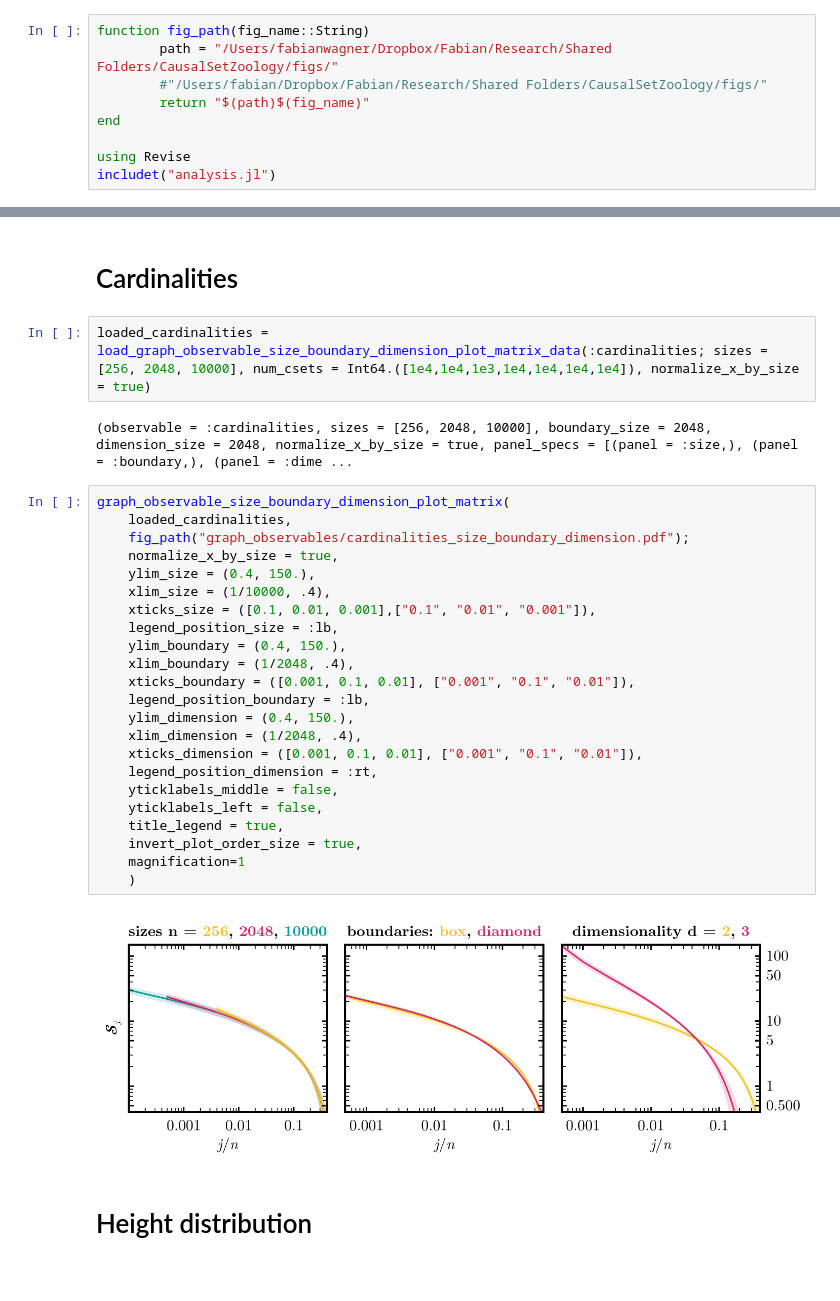
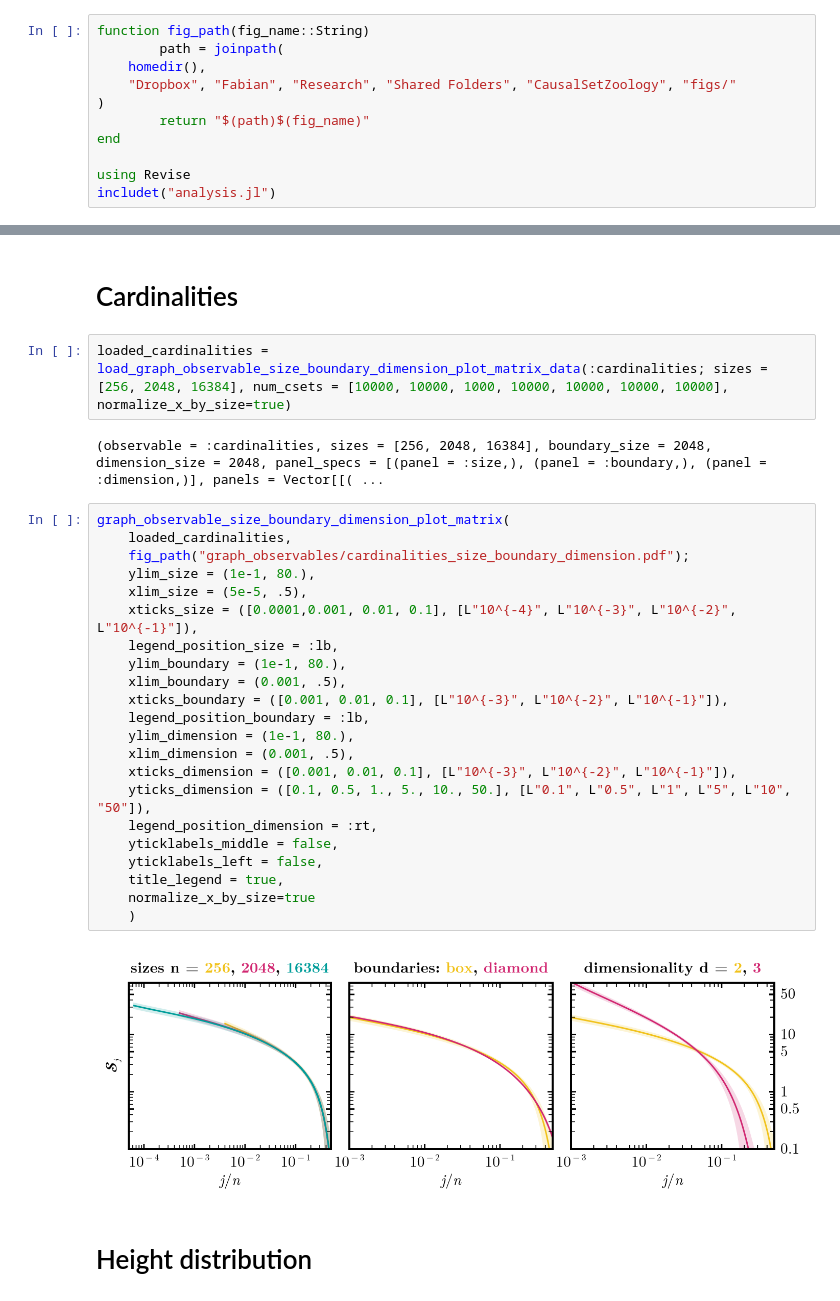
Before and after one commit to causal-wagner/CausalSetZoology, a Jupyter notebook: analysis/size_boundary_dependence.ipynb, the cells around one changed output, grey strips where cells are left out. Cells and saved outputs as stored; diff of their text form.

Commit message:
- updated size plots to larger sizes - finished eigenvalue plot computations

```diff
--- a/analysis/size_boundary_dependence.ipynb
+++ b/analysis/size_boundary_dependence.ipynb
@@ -7,7 +23,9 @@ Pkg.instantiate()
 # %%
 function fig_path(fig_name::String)
-        path = "/Users/fabianwagner/Dropbox/Fabian/Research/Shared Folders/CausalSetZoology/figs/"
-        #"/Users/fabian/Dropbox/Fabian/Research/Shared Folders/CausalSetZoology/figs/"
+        path = joinpath(
+    homedir(),
+    "Dropbox", "Fabian", "Research", "Shared Folders", "CausalSetZoology", "figs/"
+)
         return "$(path)$(fig_name)"
 end
 
@@ -43,34 +83,33 @@ graph_observable_size_boundary_dimension_plot_matrix(
 # %% [markdown]
 # Cardinalities
 # %%
-loaded_cardinalities = load_graph_observable_size_boundary_dimension_plot_matrix_data(:cardinalities; sizes = [256, 2048, 10000], num_csets = Int64.([1e4,1e4,1e3,1e4,1e4,1e4,1e4]), normalize_x_by_size = true)
+loaded_cardinalities = load_graph_observable_size_boundary_dimension_plot_matrix_data(:cardinalities; sizes = [256, 2048, 16384], num_csets = [10000, 10000, 1000, 10000, 10000, 10000, 10000], normalize_x_by_size=true)
 # %% [output]
-(observable = :cardinalities, sizes = [256, 2048, 10000], boundary_size = 2048, dimension_size = 2048, normalize_x_by_size = true, panel_specs = [(panel = :size,), (panel = :boundary,), (panel = :dime ...
+(observable = :cardinalities, sizes = [256, 2048, 16384], boundary_size = 2048, dimension_size = 2048, panel_specs = [(panel = :size,), (panel = :boundary,), (panel = :dimension,)], panels = Vector[[( ...
 # %%
 graph_observable_size_boundary_dimension_plot_matrix(
     loaded_cardinalities,
     fig_path("graph_observables/cardinalities_size_boundary_dimension.pdf");
-    normalize_x_by_size = true,
-    ylim_size = (0.4, 150.),
-    xlim_size = (1/10000, .4),
-    xticks_size = ([0.1, 0.01, 0.001],["0.1", "0.01", "0.001"]),
+    ylim_size = (1e-1, 80.),
+    xlim_size = (5e-5, .5),
+    xticks_size = ([0.0001,0.001, 0.01, 0.1], [L"10^{-4}", L"10^{-3}", L"10^{-2}", L"10^{-1}"]),
     legend_position_size = :lb,
-    ylim_boundary = (0.4, 150.),
-    xlim_boundary = (1/2048, .4),
-    xticks_boundary = ([0.001, 0.1, 0.01], ["0.001", "0.1", "0.01"]),
+    ylim_boundary = (1e-1, 80.),
+    xlim_boundary = (0.001, .5),
+    xticks_boundary = ([0.001, 0.01, 0.1], [L"10^{-3}", L"10^{-2}", L"10^{-1}"]),
     legend_position_boundary = :lb,
-    ylim_dimension = (0.4, 150.),
-    xlim_dimension = (1/2048, .4),
-    xticks_dimension = ([0.001, 0.1, 0.01], ["0.001", "0.1", "0.01"]),
+    ylim_dimension = (1e-1, 80.),
+    xlim_dimension = (0.001, .5),
+    xticks_dimension = ([0.001, 0.01, 0.1], [L"10^{-3}", L"10^{-2}", L"10^{-1}"]),
+    yticks_dimension = ([0.1, 0.5, 1., 5., 10., 50.], [L"0.1", L"0.5", L"1", L"5", L"10", "50"]),
     legend_position_dimension = :rt,
     yticklabels_middle = false,
     yticklabels_left = false,
     title_legend = true,
-    invert_plot_order_size = true,
-    magnification=1
+    normalize_x_by_size=true
     )
 # %% [output]
-[figure, old version]
+[figure, new version]
 # %% [markdown]
 # Height distribution
 # %%
```
Also changed, not shown: parts of 9 cells of this notebook, 1 other file.
